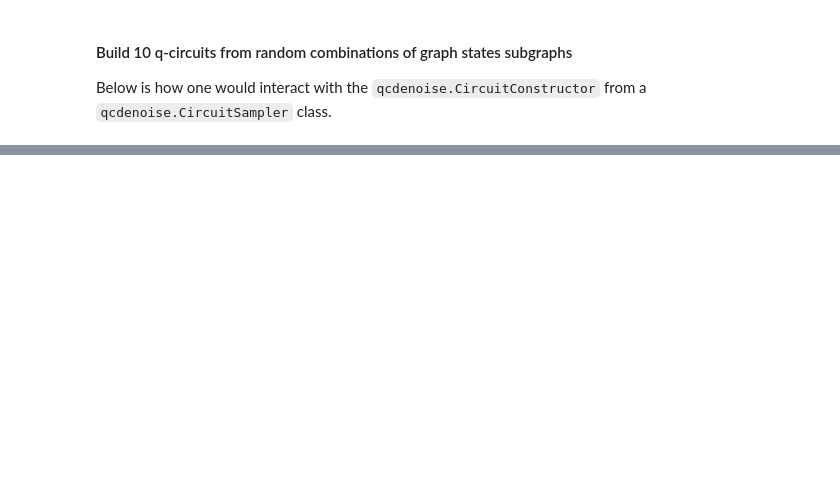
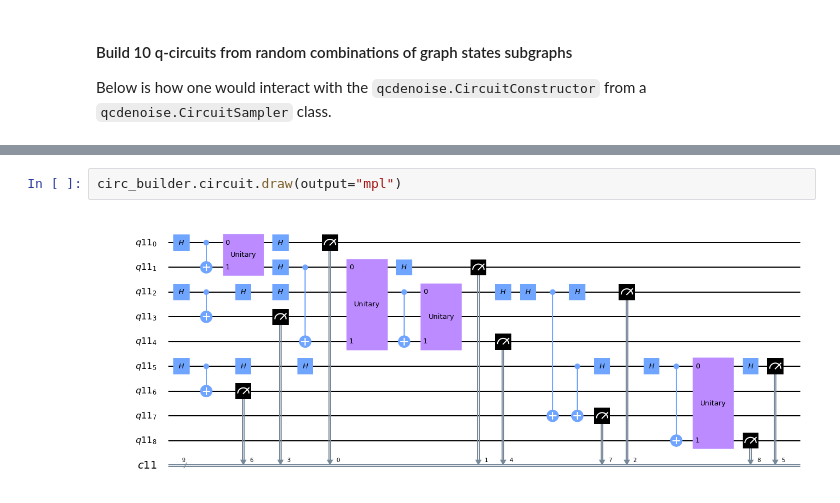
Before and after one commit to nlaanait/qcdenoise, a Jupyter notebook: examples/graph_circuits.ipynb, the cells around one changed output, grey strips where cells are left out. Saved outputs shown, nothing was run; the diff lists cells and outputs as text; blank space fills up the shorter version.

```diff
--- a/examples/graph_circuits.ipynb
+++ b/examples/graph_circuits.ipynb
@@ -52,0 +68,4 @@ Assigning a Controlled Phase Gate (H-CNOT-H) to Node Edges
+# %%
+circ_builder.circuit.draw(output="mpl")
+# %% [output]
+[figure, added]
```
Also changed, not shown: parts of 7 cells of this notebook, 1 other file.
